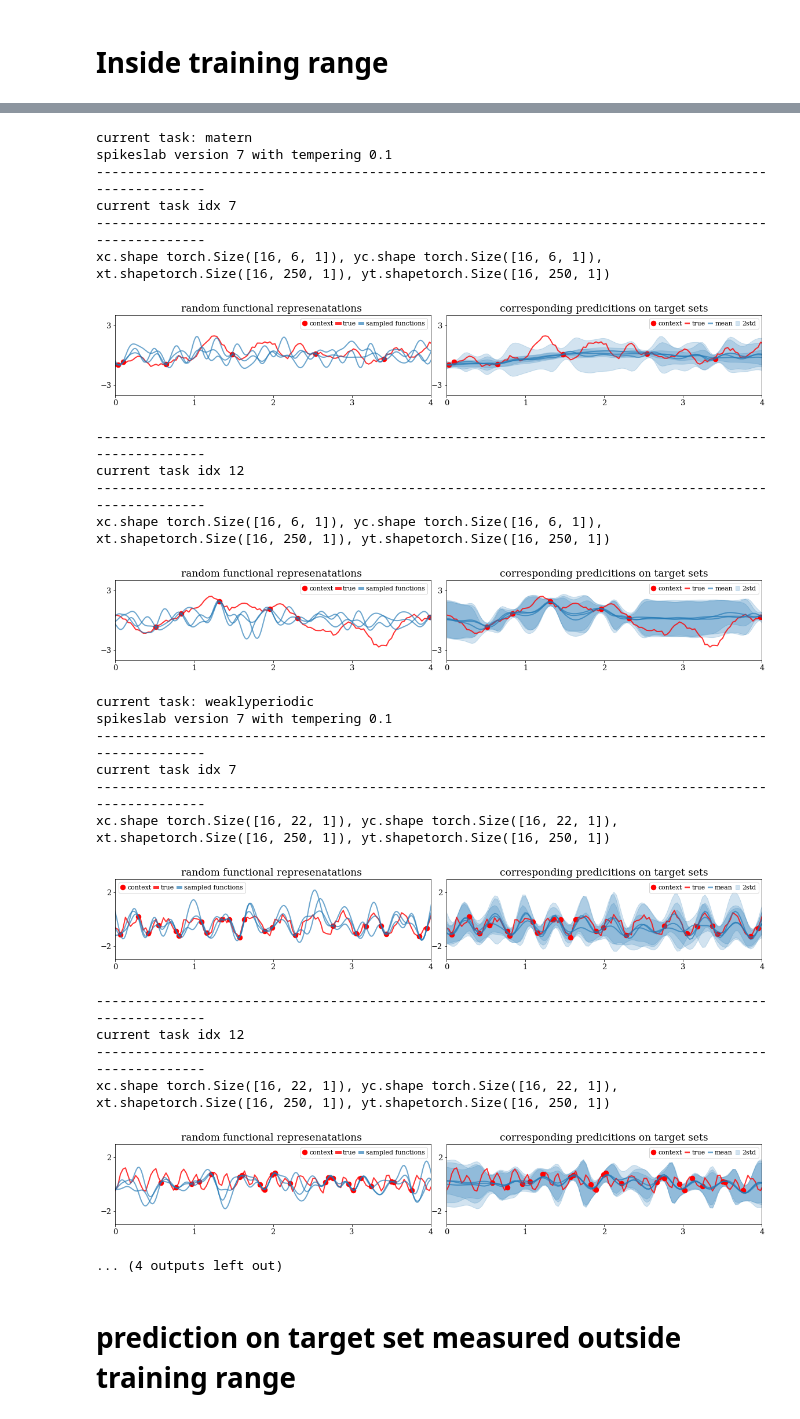
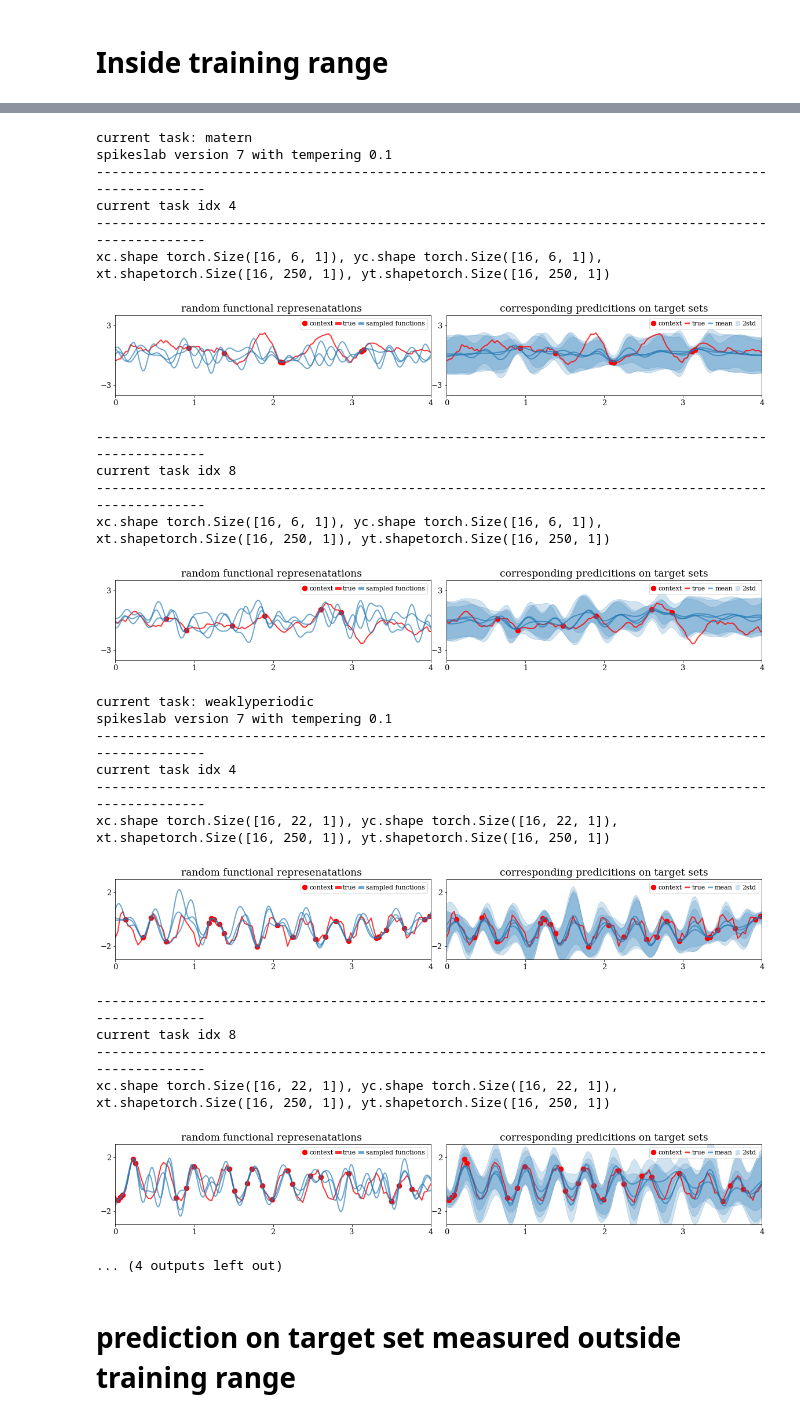
Before and after one commit to becre2021/multichannels-corrnp, a Jupyter notebook: examples_task_single.ipynb, the cells around one changed output, grey strips where cells are left out. Cells and saved outputs as stored; diff of their text form; code cells hidden in the pictures.

```diff
--- a/examples_task_single.ipynb
+++ b/examples_task_single.ipynb
@@ -230,8 +229,8 @@ xticks_=np.linspace(xlim_[0],xlim_[1],5)
 
 
 
-#task_list = [4,8,12]
-task_list = np.sort(np.random.randint(0,16,2))
+task_list = [4,8]
+#task_list = np.sort(np.random.randint(0,16,2))
 
 for ith,ith_key in enumerate(testset_dict):
     ith_taskset = testset_dict[ith_key]
@@ -415,27 +414,27 @@ xc.shape torch.Size([16, 19, 1]), yc.shape torch.Size([16, 19, 1]), xt.shapetorc
 current task: matern
 spikeslab version 7 with tempering 0.1
 ----------------------------------------------------------------------------------------------------
-current task idx 7
+current task idx 4
 ----------------------------------------------------------------------------------------------------
 xc.shape torch.Size([16, 6, 1]), yc.shape torch.Size([16, 6, 1]), xt.shapetorch.Size([16, 250, 1]), yt.shapetorch.Size([16, 250, 1])
-[figure, old version]
+[figure, new version]
 ----------------------------------------------------------------------------------------------------
-current task idx 12
+current task idx 8
 ----------------------------------------------------------------------------------------------------
 xc.shape torch.Size([16, 6, 1]), yc.shape torch.Size([16, 6, 1]), xt.shapetorch.Size([16, 250, 1]), yt.shapetorch.Size([16, 250, 1])
-[figure, old version]
+[figure, new version]
 current task: weaklyperiodic
 spikeslab version 7 with tempering 0.1
 ----------------------------------------------------------------------------------------------------
-current task idx 7
+current task idx 4
 ----------------------------------------------------------------------------------------------------
 xc.shape torch.Size([16, 22, 1]), yc.shape torch.Size([16, 22, 1]), xt.shapetorch.Size([16, 250, 1]), yt.shapetorch.Size([16, 250, 1])
-[figure, old version]
+[figure, new version]
 ----------------------------------------------------------------------------------------------------
-current task idx 12
+current task idx 8
 ----------------------------------------------------------------------------------------------------
 xc.shape torch.Size([16, 22, 1]), yc.shape torch.Size([16, 22, 1]), xt.shapetorch.Size([16, 250, 1]), yt.shapetorch.Size([16, 250, 1])
-[figure, old version]
+[figure, new version]
 ... (4 outputs left out)
 # %% [markdown]
 # prediction on target set measured outside training range
```
Also changed, not shown: parts of 3 cells of this notebook.
